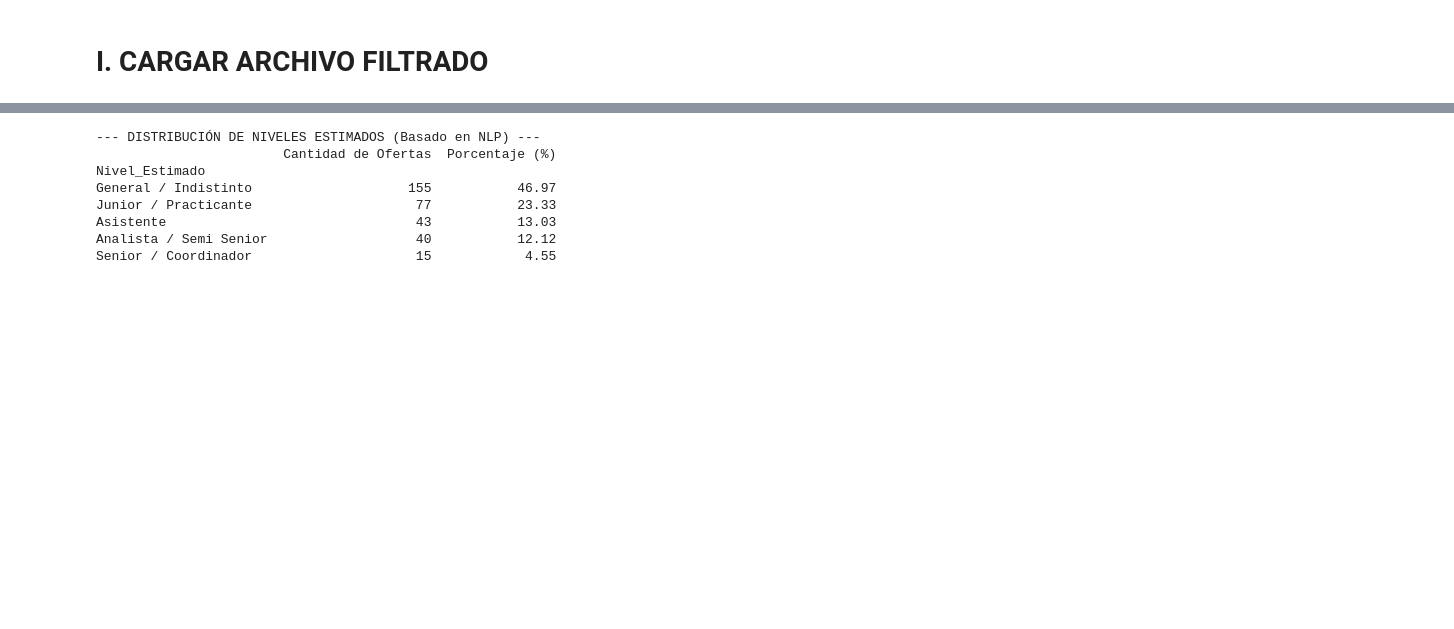
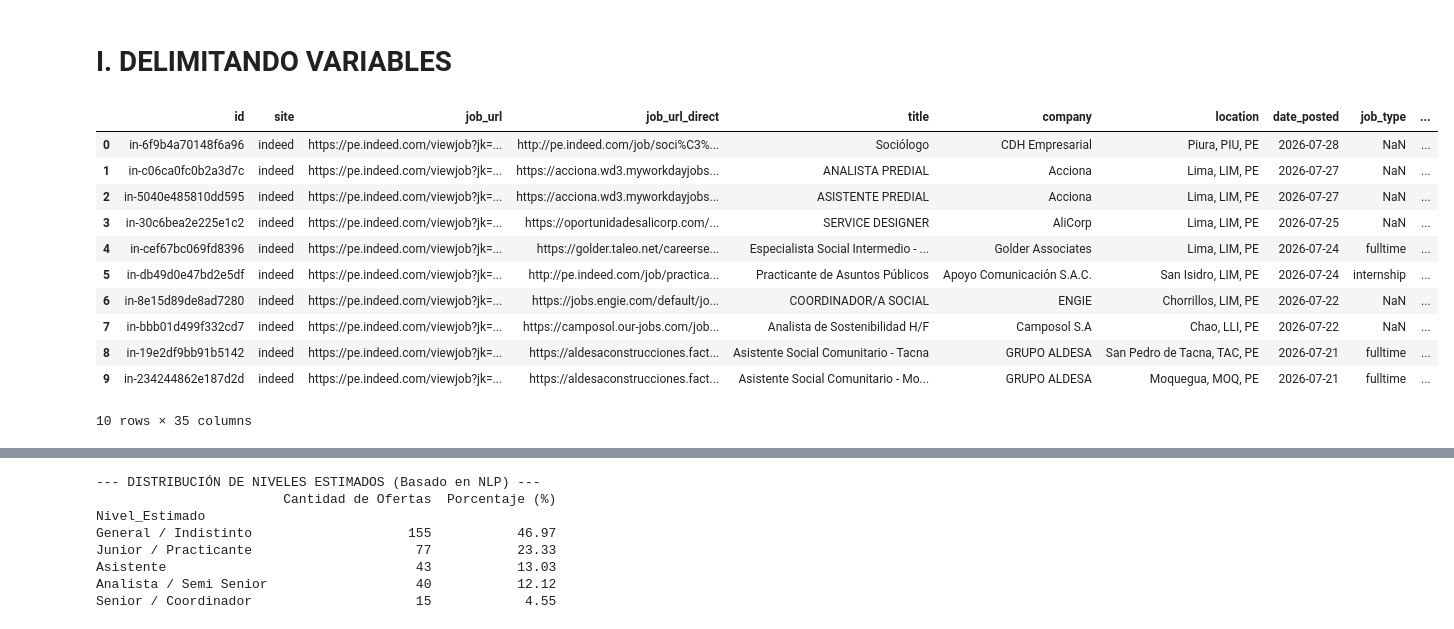
Before and after one commit to ulisesrodas/jobs-scraper-social-sciences, a Jupyter notebook: analisis.ipynb, the cells around one changed output, grey strips where cells are left out. Drawn from its saved outputs; the diff is of its cells as text; code cells hidden in the pictures; blank space fills up the shorter version.

```diff
--- a/analisis.ipynb
+++ b/analisis.ipynb
@@ -7,5 +7,24 @@ import re
 from collections import Counter
 import matplotlib.pyplot as plt
 from wordcloud import WordCloud, STOPWORDS
-# %% [markdown]
-# I. CARGAR ARCHIVO FILTRADO
+# %% [markdown]
+# I. DELIMITANDO VARIABLES
+# %%
+# 1. Cargamos el archivo
+df = pd.read_csv("convocatorias_linkedin_indeed.csv", encoding="utf-8")
+# %%
+# 2. Mostramos las primeras filas para comprobar que las tildes y eñes se ven perfectas
+display(df.head(10))
+# %% [output]
+|  | id | site | job_url | job_url_direct | title | company | location | date_posted | job_type | ... |
+| 0 | in-6f9b4a70148f6a96 | indeed | https://pe.indeed.com/viewjob?jk=... | http://pe.indeed.com/job/soci%C3%... | Sociólogo | CDH Empresarial | Piura, PIU, PE | 2026-07-28 | NaN | ... |
+| 1 | in-c06ca0fc0b2a3d7c | indeed | https://pe.indeed.com/viewjob?jk=... | https://acciona.wd3.myworkdayjobs... | ANALISTA PREDIAL | Acciona | Lima, LIM, PE | 2026-07-27 | NaN | ... |
+| 2 | in-5040e485810dd595 | indeed | https://pe.indeed.com/viewjob?jk=... | https://acciona.wd3.myworkdayjobs... | ASISTENTE PREDIAL | Acciona | Lima, LIM, PE | 2026-07-27 | NaN | ... |
+| 3 | in-30c6bea2e225e1c2 | indeed | https://pe.indeed.com/viewjob?jk=... | https://oportunidadesalicorp.com/... | SERVICE DESIGNER | AliCorp | Lima, LIM, PE | 2026-07-25 | NaN | ... |
+| 4 | in-cef67bc069fd8396 | indeed | https://pe.indeed.com/viewjob?jk=... | https://golder.taleo.net/careerse... | Especialista Social Intermedio - ... | Golder Associates | Lima, LIM, PE | 2026-07-24 | fulltime | ... |
+| 5 | in-db49d0e47bd2e5df | indeed | https://pe.indeed.com/viewjob?jk=... | http://pe.indeed.com/job/practica... | Practicante de Asuntos Públicos | Apoyo Comunicación S.A.C. | San Isidro, LIM, PE | 2026-07-24 | internship | ... |
+| 6 | in-8e15d89de8ad7280 | indeed | https://pe.indeed.com/viewjob?jk=... | https://jobs.engie.com/default/jo... | COORDINADOR/A SOCIAL | ENGIE | Chorrillos, LIM, PE | 2026-07-22 | NaN | ... |
+| 7 | in-bbb01d499f332cd7 | indeed | https://pe.indeed.com/viewjob?jk=... | https://camposol.our-jobs.com/job... | Analista de Sostenibilidad H/F | Camposol S.A | Chao, LLI, PE | 2026-07-22 | NaN | ... |
+| 8 | in-19e2df9bb91b5142 | indeed | https://pe.indeed.com/viewjob?jk=... | https://aldesaconstrucciones.fact... | Asistente Social Comunitario - Tacna | GRUPO ALDESA | San Pedro de Tacna, TAC, PE | 2026-07-21 | fulltime | ... |
+| 9 | in-234244862e187d2d | indeed | https://pe.indeed.com/viewjob?jk=... | https://aldesaconstrucciones.fact... | Asistente Social Comunitario - Mo... | GRUPO ALDESA | Moquegua, MOQ, PE | 2026-07-21 | fulltime | ... |
+10 rows × 35 columns
```
Also changed, not shown: parts of 20 cells of this notebook, 3 other files.
